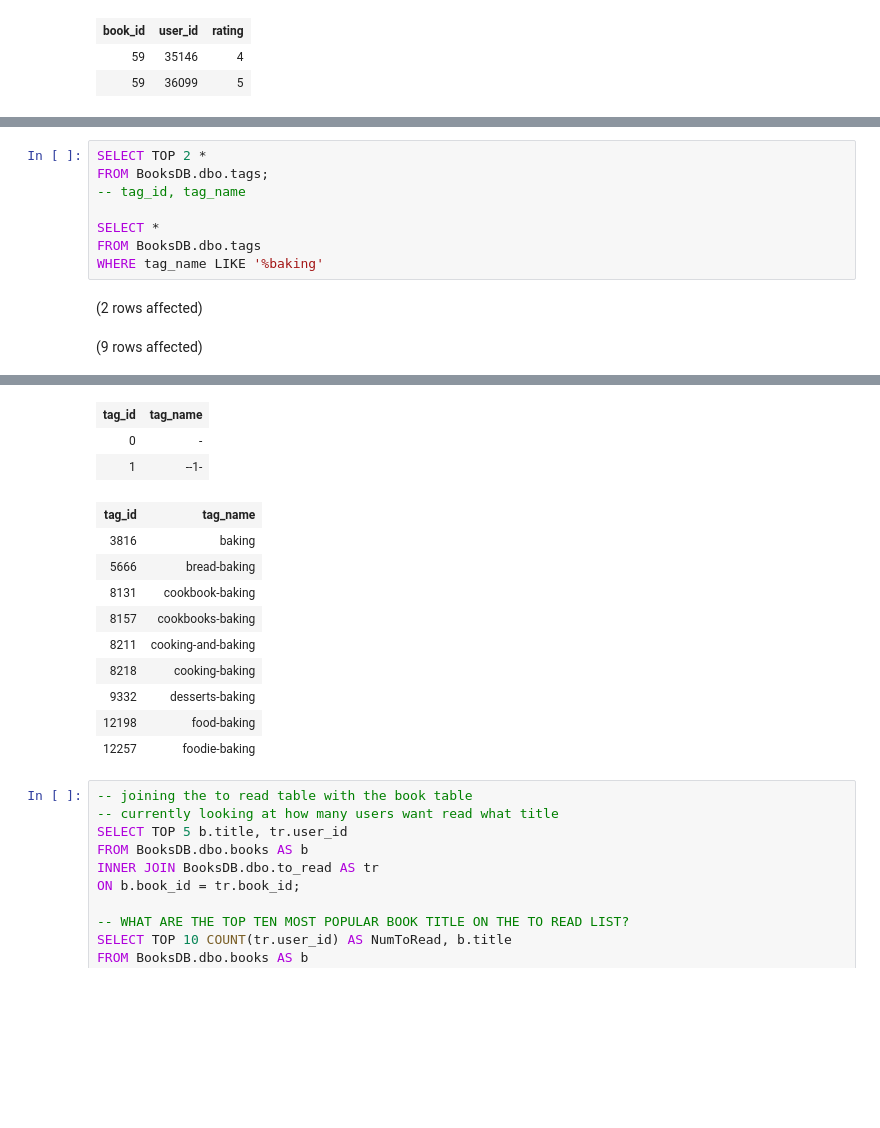
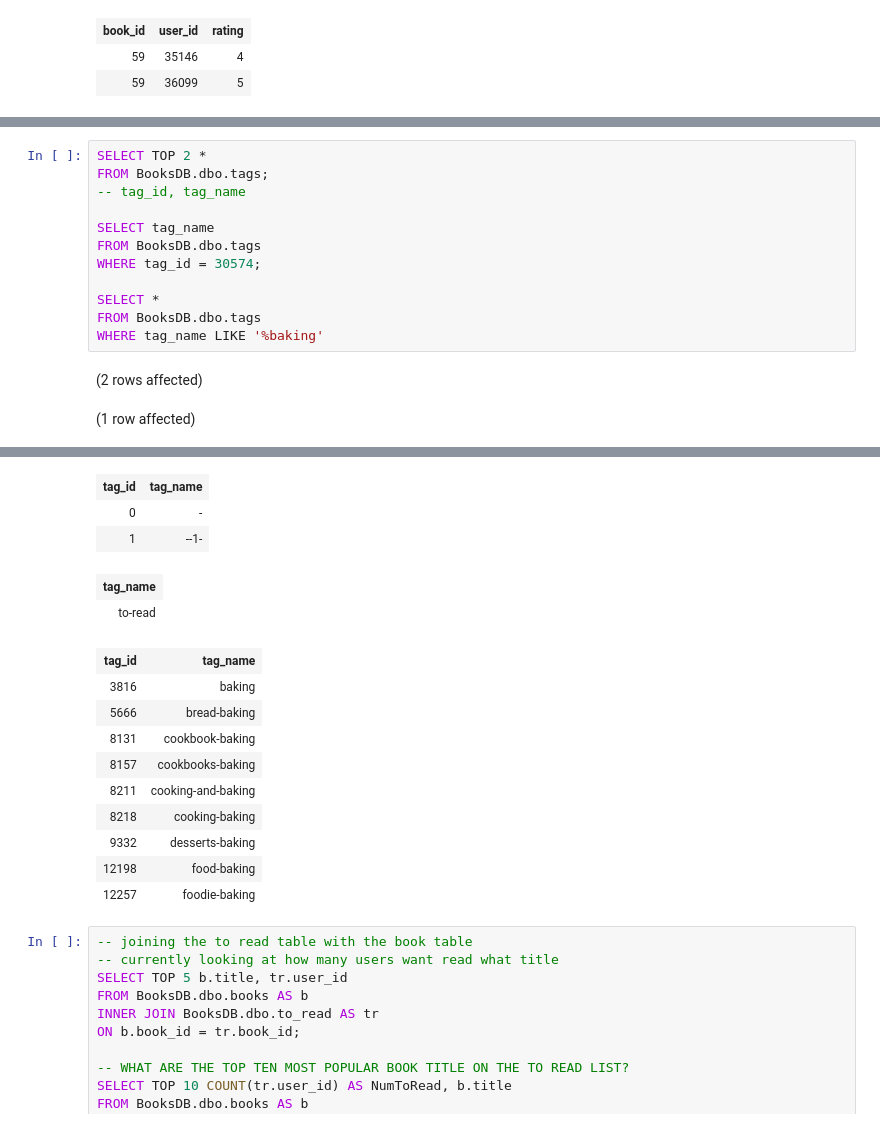
Before and after one commit to yayasanya/SQL-Part-3-Exercises, a Jupyter notebook: SQL-Part-3-Exercises/Notebook-1.ipynb, the cells around one changed output, grey strips where cells are left out. Cells and saved outputs as stored; diff of their text form; blank space fills up the shorter version.

```diff
--- a/SQL-Part-3-Exercises/Notebook-1.ipynb
+++ b/SQL-Part-3-Exercises/Notebook-1.ipynb
@@ -61,9 +86,13 @@ SELECT TOP 2 *
 FROM BooksDB.dbo.tags;
 -- tag_id, tag_name
 
+SELECT tag_name
+FROM BooksDB.dbo.tags
+WHERE tag_id = 30574;
+
 SELECT *
 FROM BooksDB.dbo.tags
 WHERE tag_name LIKE '%baking'
 # %% [output]
 (2 rows affected)
-(9 rows affected)
+(1 row affected)
@@ -71,16 +101,18 @@ Total execution time: 00:00:00.134
 | tag_id | tag_name |
 | 0 | - |
 | 1 | --1- |
-| tag_id | tag_name |
-| 3816 | baking |
-| 5666 | bread-baking |
-| 8131 | cookbook-baking |
-| 8157 | cookbooks-baking |
-| 8211 | cooking-and-baking |
-| 8218 | cooking-baking |
-| 9332 | desserts-baking |
-| 12198 | food-baking |
-| 12257 | foodie-baking |
+| tag_name |
+| to-read |
+| tag_id | tag_name |
+| 3816 | baking |
+| 5666 | bread-baking |
+| 8131 | cookbook-baking |
+| 8157 | cookbooks-baking |
+| 8211 | cooking-and-baking |
+| 8218 | cooking-baking |
+| 9332 | desserts-baking |
+| 12198 | food-baking |
+| 12257 | foodie-baking |
 # %%
 -- joining the to read table with the book table
 -- currently looking at how many users want read what title
```
Also changed, not shown: parts of 2 cells of this notebook.
